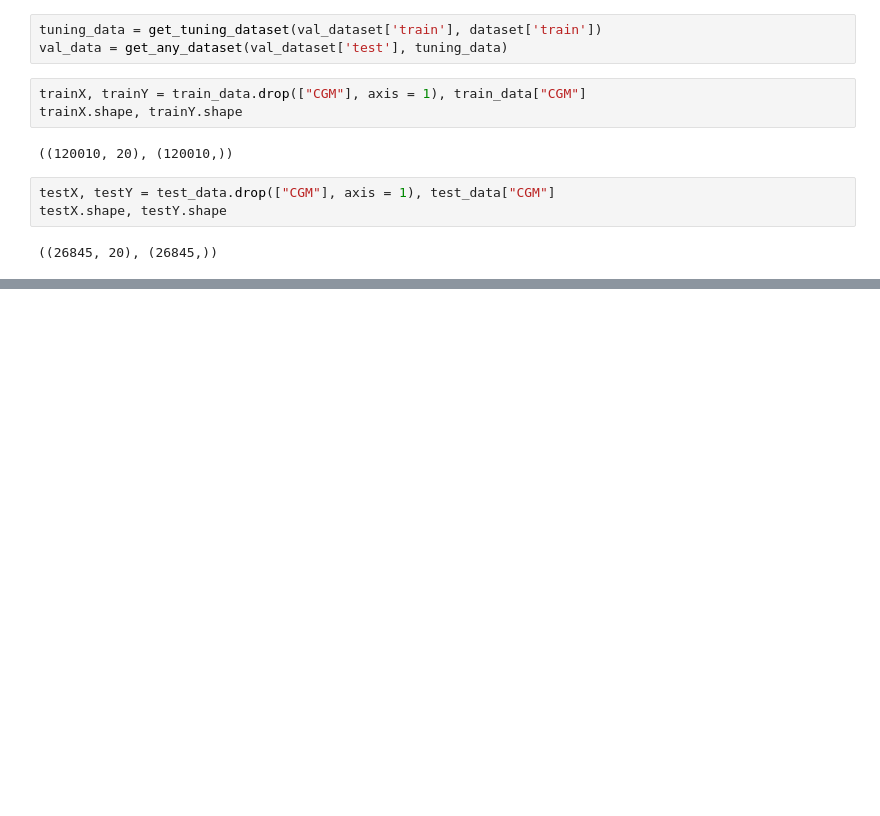
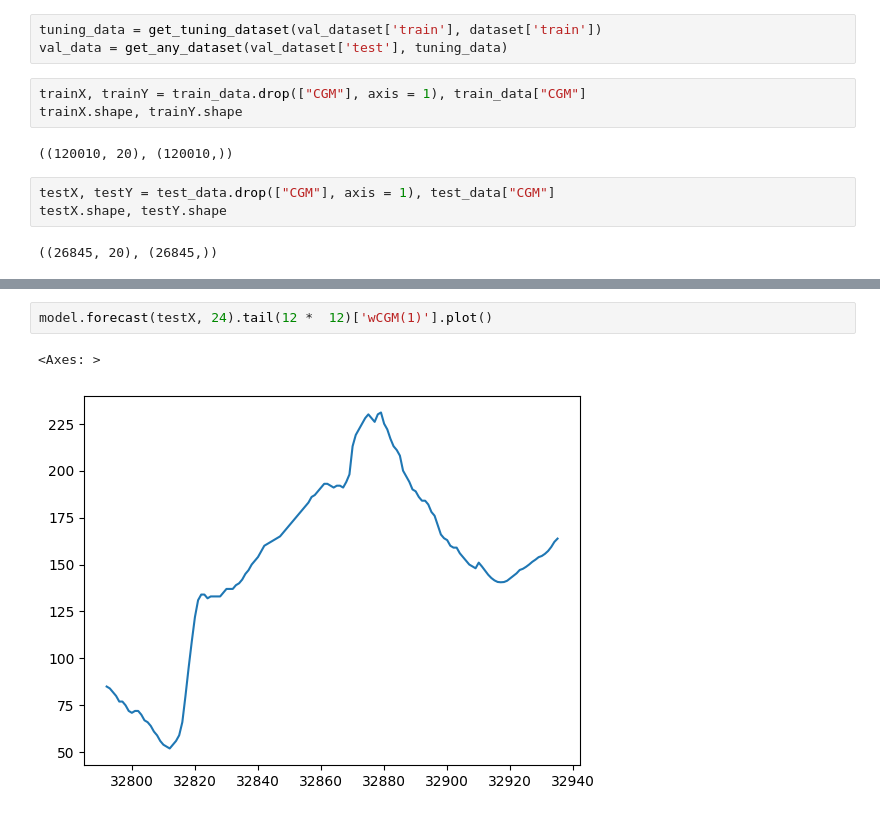
Before and after one commit to Khochawongwat/GlucoseFromRollingBollingers, a Jupyter notebook: src/model.ipynb, the cells around one changed output, grey strips where cells are left out. Drawn from its saved outputs; the diff is of its cells as text; blank space fills up the shorter version.

```diff
--- a/src/model.ipynb
+++ b/src/model.ipynb
@@ -109,0 +104,5 @@ Base + Residuals: (16.147935747935648, 4.01844942085074, 0.07643198893322938) Ch
+# %%
+model.forecast(testX, 24).tail(12 *  12)['wCGM(1)'].plot()
+# %% [output]
+<Axes: >
+[figure, added]
```
Also changed, not shown: parts of 4 cells of this notebook, 2 other files.
